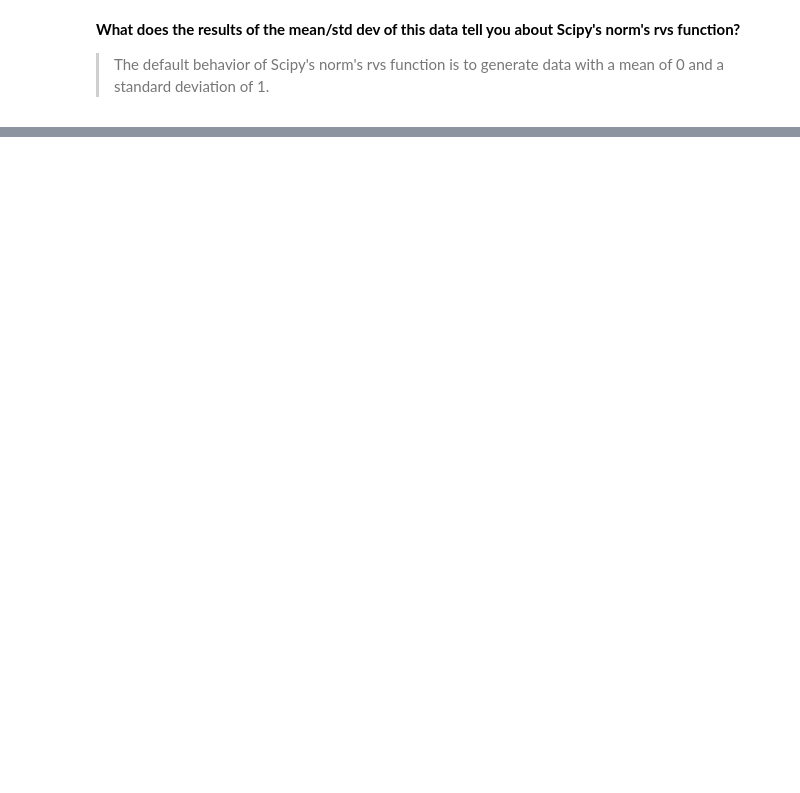
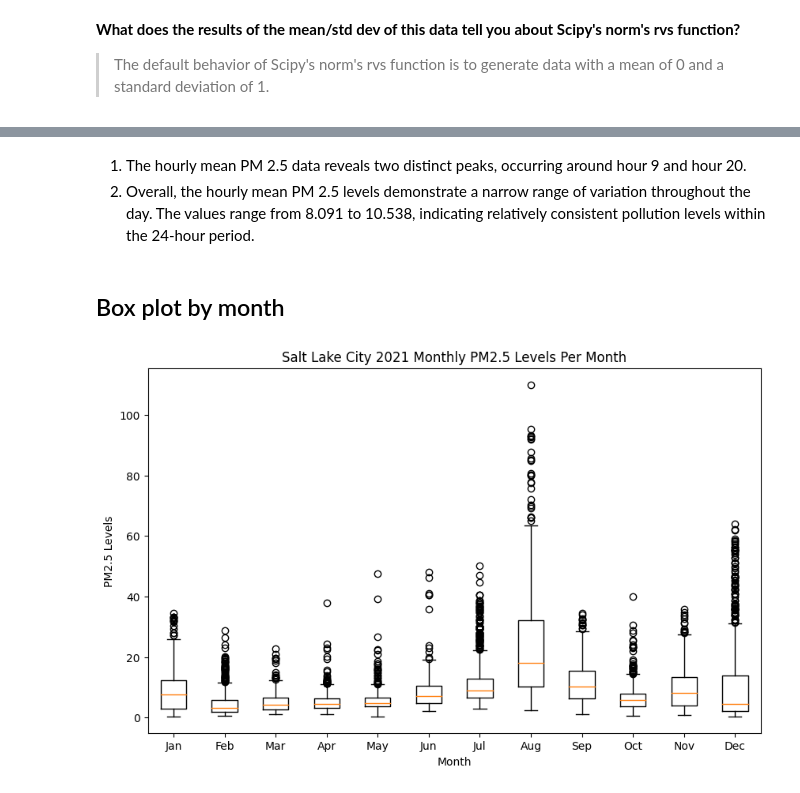
Before and after one commit to YuanRuQian/cs6017-labs, a Jupyter notebook: HW1/HW1.ipynb, the cells around one changed output, grey strips where cells are left out. Drawn from its saved outputs; the diff is of its cells as text; code cells hidden in the pictures; blank space fills up the shorter version.

```diff
--- a/HW1/HW1.ipynb
+++ b/HW1/HW1.ipynb
@@ -177,0 +251,22 @@ plot_histogram(norm_data_array_10000, num_bins=40)
+# %% [markdown]
+1. The hourly mean PM 2.5 data reveals two distinct peaks, occurring around hour 9 and hour 20.
+2. Overall, the hourly mean PM 2.5 levels demonstrate a narrow range of variation throughout the day. The values range from 8.091 to 10.538, indicating relatively consistent pollution levels within the 24-hour period.
+# %% [markdown]
+## Box plot by month
+# %%
+monthly_grouped = df.groupby(df.index.month)
+
+boxplot_data = []
+
+for month, group_data in monthly_grouped:
+    boxplot_data.append(group_data['HW-MC'].values)
+
+plt.figure(figsize=(10, 6))
+plt.boxplot(boxplot_data, labels=[
+            'Jan', 'Feb', 'Mar', 'Apr', 'May', 'Jun', 'Jul', 'Aug', 'Sep', 'Oct', 'Nov', 'Dec'])
+plt.xlabel('Month')
+plt.ylabel('PM2.5 Levels')
+plt.title('Salt Lake City 2021 Monthly PM2.5 Levels Per Month')
+plt.show()
+# %% [output]
+[figure, added]
```
Also changed, not shown: parts of 22 cells of this notebook.
